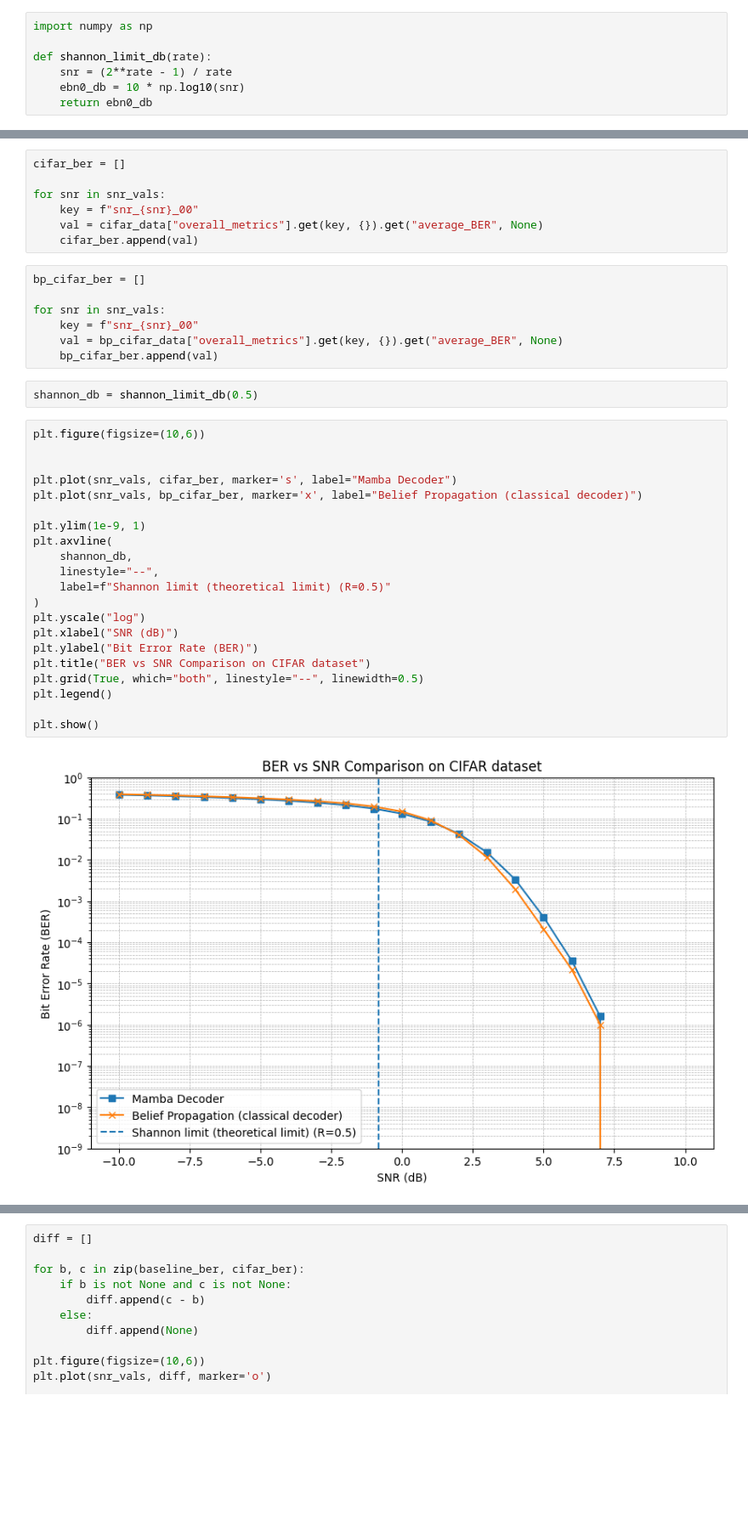
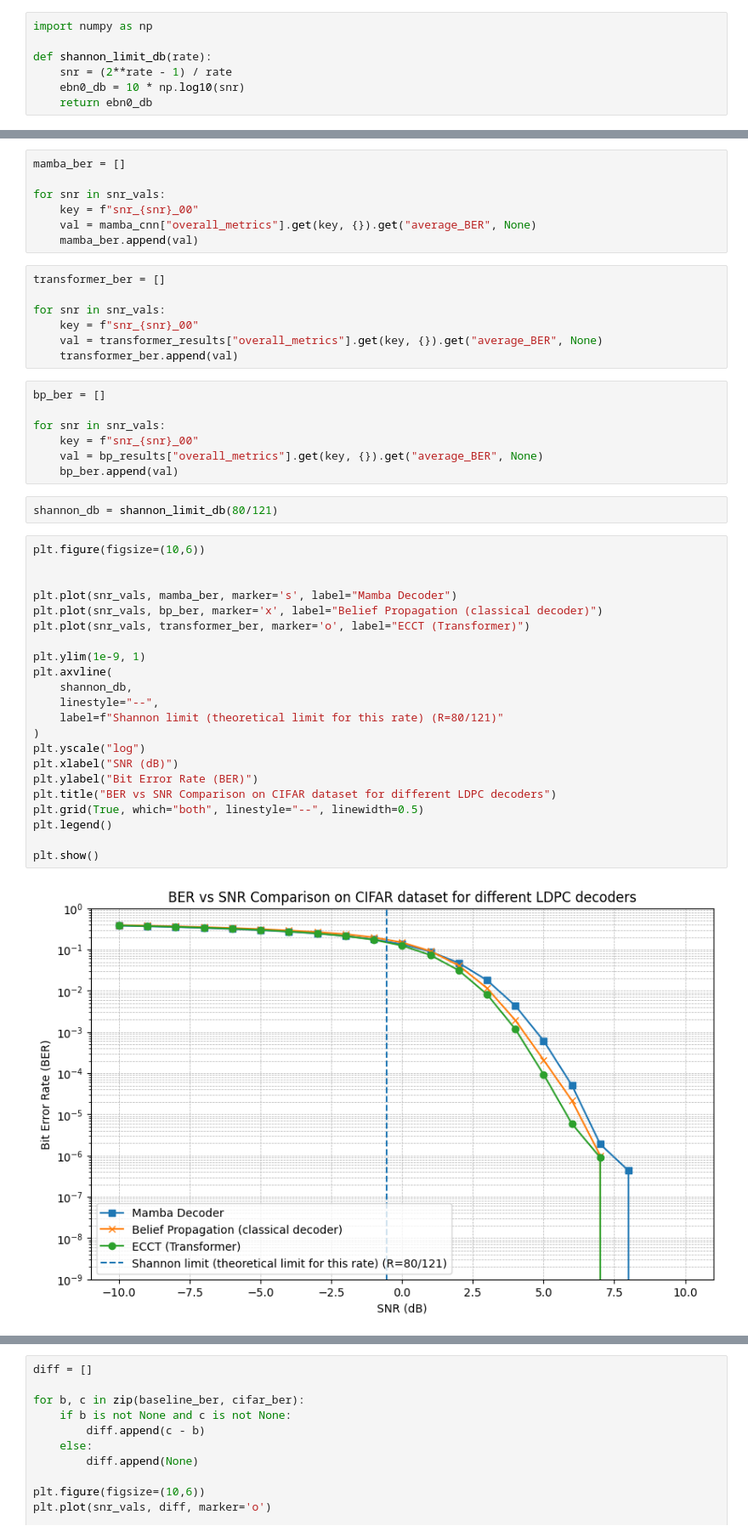
Before and after one commit to baelthebard42/5G-Polar-Decoder, a Jupyter notebook: test.ipynb, the cells around one changed output, grey strips where cells are left out. Shown at 85% size. Cells and saved outputs as stored; diff of their text form; blank space fills up the shorter version.

```diff
--- a/test.ipynb
+++ b/test.ipynb
@@ -43,42 +25,50 @@ for snr in snr_vals:
+# %%
+mamba_ber = []
+
+for snr in snr_vals:
+    key = f"snr_{snr}_00"
+    val = mamba_cnn["overall_metrics"].get(key, {}).get("average_BER", None)
+    mamba_ber.append(val)
 # %%
-cifar_ber = []
+transformer_ber = []
 
 for snr in snr_vals:
     key = f"snr_{snr}_00"
-    val = cifar_data["overall_metrics"].get(key, {}).get("average_BER", None)
-    cifar_ber.append(val)
+    val = transformer_results["overall_metrics"].get(key, {}).get("average_BER", None)
+    transformer_ber.append(val)
 # %%
-bp_cifar_ber = []
+bp_ber = []
 
 for snr in snr_vals:
     key = f"snr_{snr}_00"
-    val = bp_cifar_data["overall_metrics"].get(key, {}).get("average_BER", None)
-    bp_cifar_ber.append(val)
+    val = bp_results["overall_metrics"].get(key, {}).get("average_BER", None)
+    bp_ber.append(val)
 # %%
-shannon_db = shannon_limit_db(0.5)
+shannon_db = shannon_limit_db(80/121)
 # %%
 plt.figure(figsize=(10,6))
 
 
-plt.plot(snr_vals, cifar_ber, marker='s', label="Mamba Decoder")
-plt.plot(snr_vals, bp_cifar_ber, marker='x', label="Belief Propagation (classical decoder)")
+plt.plot(snr_vals, mamba_ber, marker='s', label="Mamba Decoder")
+plt.plot(snr_vals, bp_ber, marker='x', label="Belief Propagation (classical decoder)")
+plt.plot(snr_vals, transformer_ber, marker='o', label="ECCT (Transformer)")
 
 plt.ylim(1e-9, 1)
 plt.axvline(
     shannon_db,
     linestyle="--",
-    label=f"Shannon limit (theoretical limit) (R=0.5)"
+    label=f"Shannon limit (theoretical limit for this rate) (R=80/121)"
 )
 plt.yscale("log")
 plt.xlabel("SNR (dB)")
 plt.ylabel("Bit Error Rate (BER)")
-plt.title("BER vs SNR Comparison on CIFAR dataset")
+plt.title("BER vs SNR Comparison on CIFAR dataset for different LDPC decoders")
 plt.grid(True, which="both", linestyle="--", linewidth=0.5)
 plt.legend()
 
 plt.show()
 # %% [output]
-[figure, old version]
+[figure, new version]
 # %%
 gap = []
 
```
Also changed, not shown: parts of 4 cells of this notebook, 11 other files.
